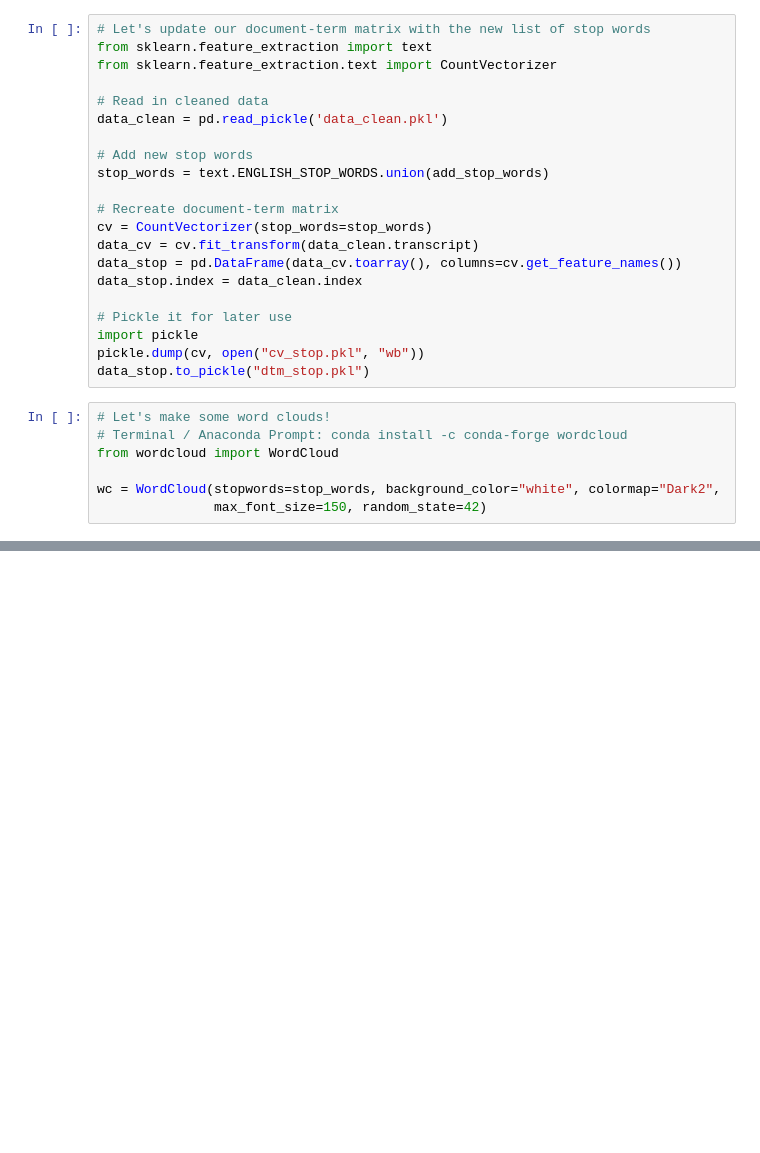
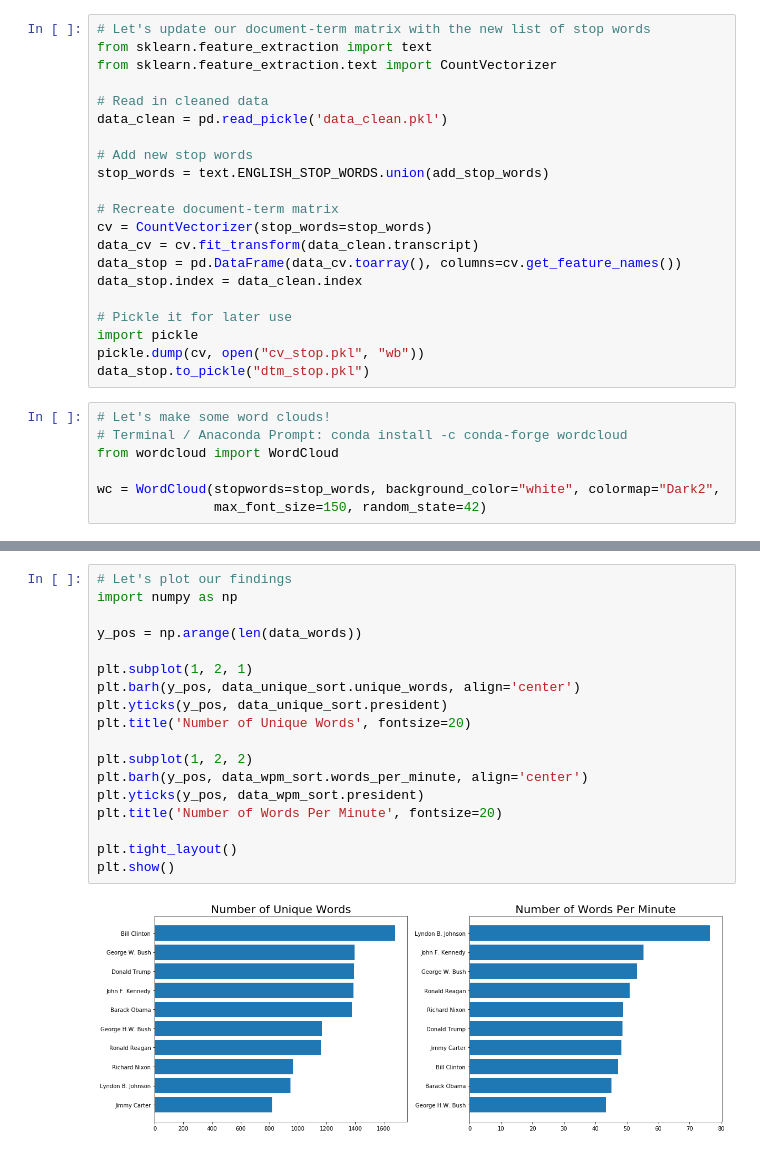
Before and after one commit to grem848/PythonExamProject2019, a Jupyter notebook: Data Analysis.ipynb, the cells around one changed output, grey strips where cells are left out. Drawn from its saved outputs; the diff is of its cells as text; blank space fills up the shorter version.

Commit message:
bar plot & america soviet

```diff
--- a/Data Analysis.ipynb
+++ b/Data Analysis.ipynb
@@ -240,3 +239,23 @@ data_wpm_sort
 | 0 | George W. Bush | 53 | 1395 | 2819 | 53 | 53.188679 |
 | 5 | John F. Kennedy | 45 | 1387 | 2493 | 45 | 55.400000 |
 | 4 | Lyndon B. Johnson | 44 | 950 | 3366 | 44 | 76.500000 |
+# %%
+# Let's plot our findings
+import numpy as np
+
+y_pos = np.arange(len(data_words))
+
+plt.subplot(1, 2, 1)
+plt.barh(y_pos, data_unique_sort.unique_words, align='center')
+plt.yticks(y_pos, data_unique_sort.president)
+plt.title('Number of Unique Words', fontsize=20)
+
+plt.subplot(1, 2, 2)
+plt.barh(y_pos, data_wpm_sort.words_per_minute, align='center')
+plt.yticks(y_pos, data_wpm_sort.president)
+plt.title('Number of Words Per Minute', fontsize=20)
+
+plt.tight_layout()
+plt.show()
+# %% [output]
+[figure, added]
```
Also changed, not shown: parts of 10 cells of this notebook, 2 other files.
